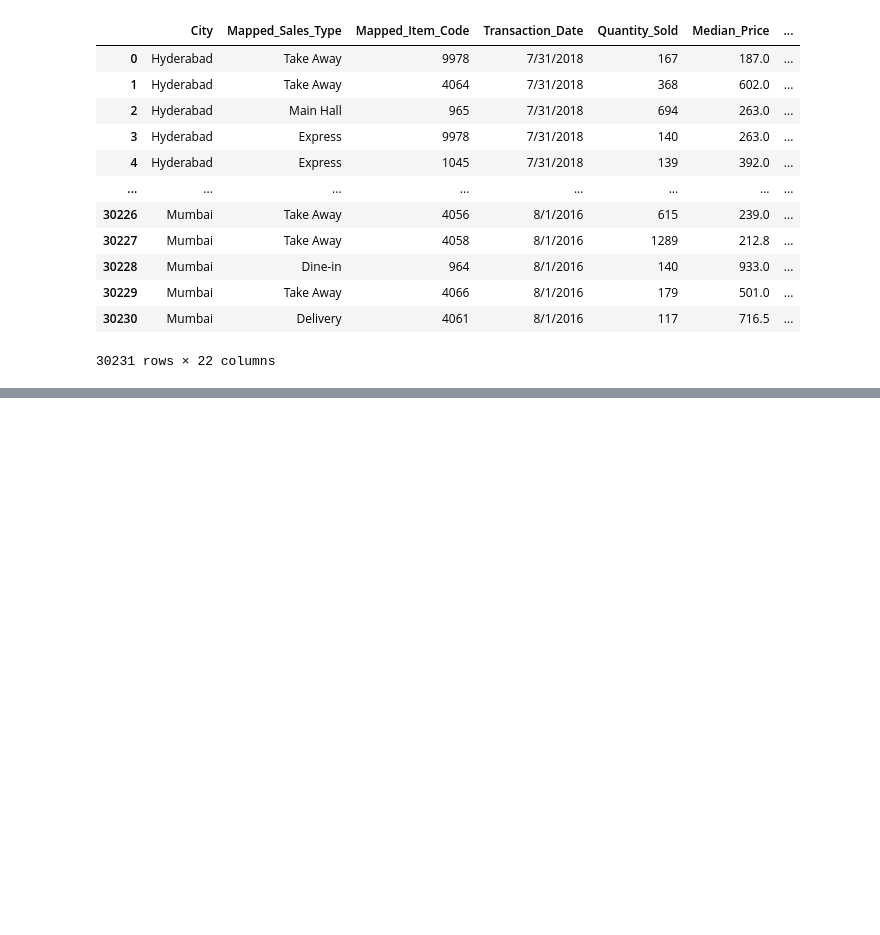
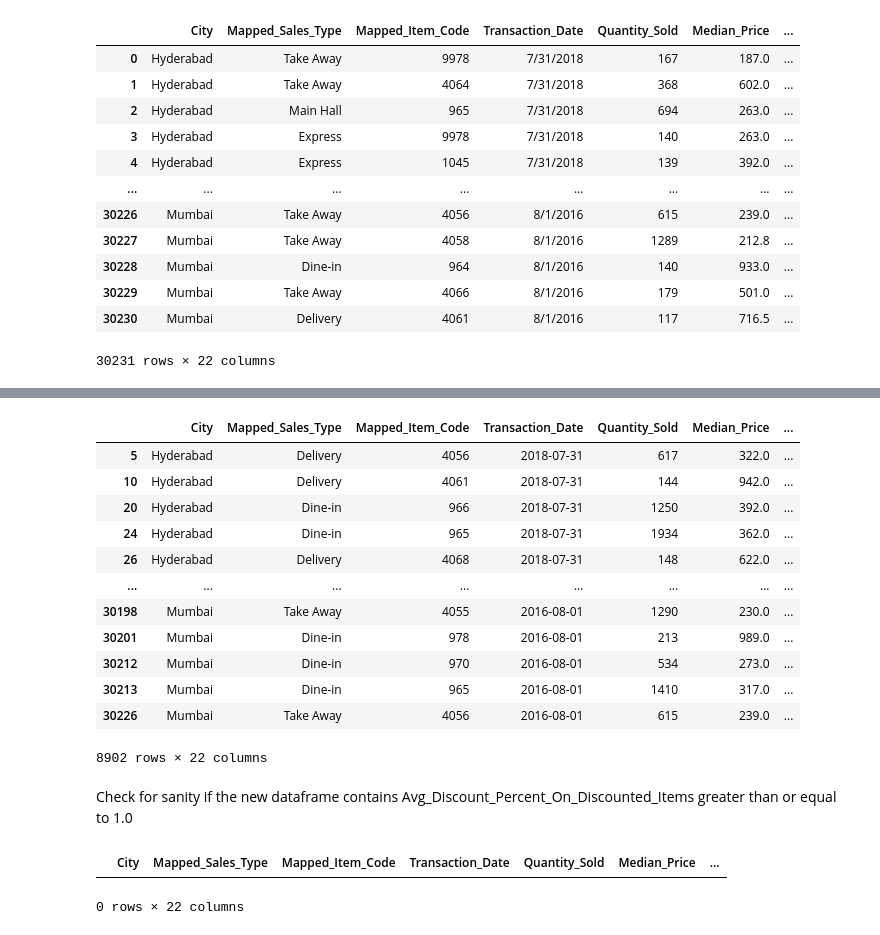
Before and after one commit to balaji2v/Inceptez_Batch19, a Jupyter notebook: Preprocessing_Assignment.ipynb, the cells around one changed output, grey strips where cells are left out. Cells and saved outputs as stored; diff of their text form; code cells hidden in the pictures; blank space fills up the shorter version.

```diff
--- a/Preprocessing_Assignment.ipynb
+++ b/Preprocessing_Assignment.ipynb
@@ -22,0 +109,24 @@ df
+# %%
+new_df=df[(df['Avg_Discount_Percent_On_Discounted_Items'] < 1)]
+new_df
+# %% [output]
+|  | City | Mapped_Sales_Type | Mapped_Item_Code | Transaction_Date | Quantity_Sold | Median_Price | ... |
+| 5 | Hyderabad | Delivery | 4056 | 2018-07-31 | 617 | 322.0 | ... |
+| 10 | Hyderabad | Delivery | 4061 | 2018-07-31 | 144 | 942.0 | ... |
+| 20 | Hyderabad | Dine-in | 966 | 2018-07-31 | 1250 | 392.0 | ... |
+| 24 | Hyderabad | Dine-in | 965 | 2018-07-31 | 1934 | 362.0 | ... |
+| 26 | Hyderabad | Delivery | 4068 | 2018-07-31 | 148 | 622.0 | ... |
+| ... | ... | ... | ... | ... | ... | ... | ... |
+| 30198 | Mumbai | Take Away | 4055 | 2016-08-01 | 1290 | 230.0 | ... |
+| 30201 | Mumbai | Dine-in | 978 | 2016-08-01 | 213 | 989.0 | ... |
+| 30212 | Mumbai | Dine-in | 970 | 2016-08-01 | 534 | 273.0 | ... |
+| 30213 | Mumbai | Dine-in | 965 | 2016-08-01 | 1410 | 317.0 | ... |
+| 30226 | Mumbai | Take Away | 4056 | 2016-08-01 | 615 | 239.0 | ... |
+8902 rows × 22 columns
+# %% [markdown]
+Check for sanity if the new dataframe contains Avg_Discount_Percent_On_Discounted_Items greater than or equal to 1.0
+# %%
+new_df[(new_df['Avg_Discount_Percent_On_Discounted_Items'] >= 1)]
+# %% [output]
+|  | City | Mapped_Sales_Type | Mapped_Item_Code | Transaction_Date | Quantity_Sold | Median_Price | ... |
+0 rows × 22 columns
```
Also changed, not shown: parts of 25 cells of this notebook.
